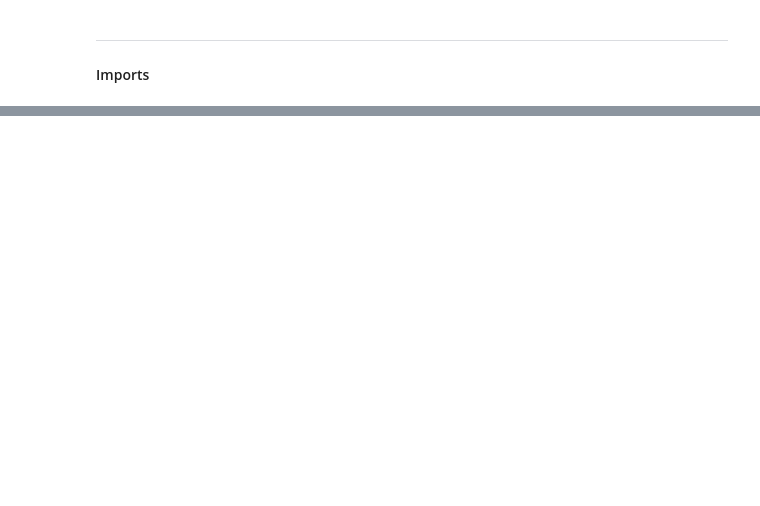
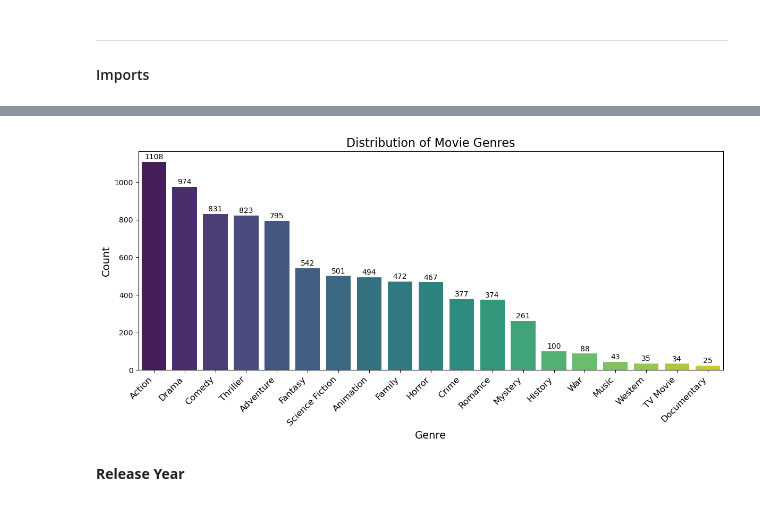
Before and after one commit to tamadasun/Integrated-Movie-Recommendation-and-Analysis, a Jupyter notebook: notebooks/01_Data_Cleaning_and_EDA.ipynb, the cells around one changed output, grey strips where cells are left out. Cells and saved outputs as stored; diff of their text form; code cells hidden in the pictures; blank space fills up the shorter version.

```diff
--- a/notebooks/01_Data_Cleaning_and_EDA.ipynb
+++ b/notebooks/01_Data_Cleaning_and_EDA.ipynb
@@ -63,0 +357,31 @@ We use the TMDB API to collect comprehensive movie data, ensuring a diverse and
+# %%
+#https://developer.themoviedb.org/reference/genre-movie-list
+#map genre IDS to names
+genre_mapping = {
+    28: "Action",
+    12: "Adventure",
+    16: "Animation",
+    35: "Comedy",
+    80: "Crime",
+    99: "Documentary",
+    18: "Drama",
+    10751: "Family",
+    14: "Fantasy",
+    36: "History",
+    27: "Horror",
+    10402: "Music",
+    9648: "Mystery",
+    10749: "Romance",
+    878: "Science Fiction",
+    10770: "TV Movie",
+    53: "Thriller",
+    10752: "War",
+    37: "Western"
+}
+# %%
+#map genre IDS to name in the Dataframe
+tmdb_df['genre_names'] = tmdb_df['genre_ids'].apply(lambda ids: [genre_mapping[id] for id in ids])
+# %%
+#after mapping
+genre_counts2 = tmdb_df['genre_names'].explode().value_counts()
+genre_counts2
@@ -63,0 +406,16 @@ We use the TMDB API to collect comprehensive movie data, ensuring a diverse and
+# %%
+plt.figure(figsize=(12, 6))
+bar_plot = sns.barplot(x=genre_counts2.index, y=genre_counts2.values, palette='viridis')
+plt.title('Distribution of Movie Genres', fontsize=16)
+plt.xlabel('Genre', fontsize=14)
+plt.ylabel('Count', fontsize=14)
+plt.xticks(rotation=45, ha='right', fontsize=12)
+
+for index, value in enumerate(genre_counts2.values):
+    bar_plot.text(index, value + 5, str(value), ha='center', va='bottom', fontsize=10)
+
+plt.tight_layout()
+# %% [output]
+[figure, added]
+# %% [markdown]
+**Release Year**
```
Also changed, not shown: parts of 32 cells of this notebook, 2 other files.
